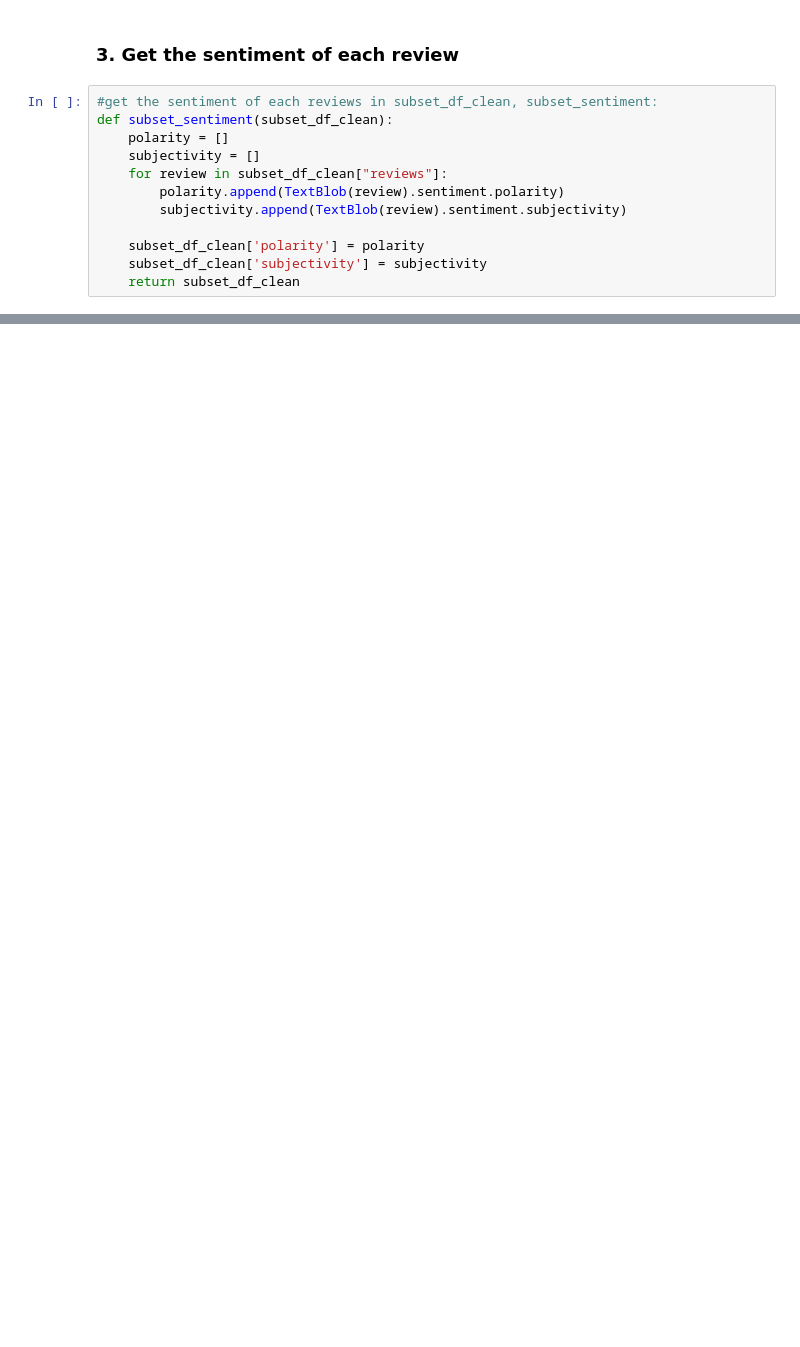
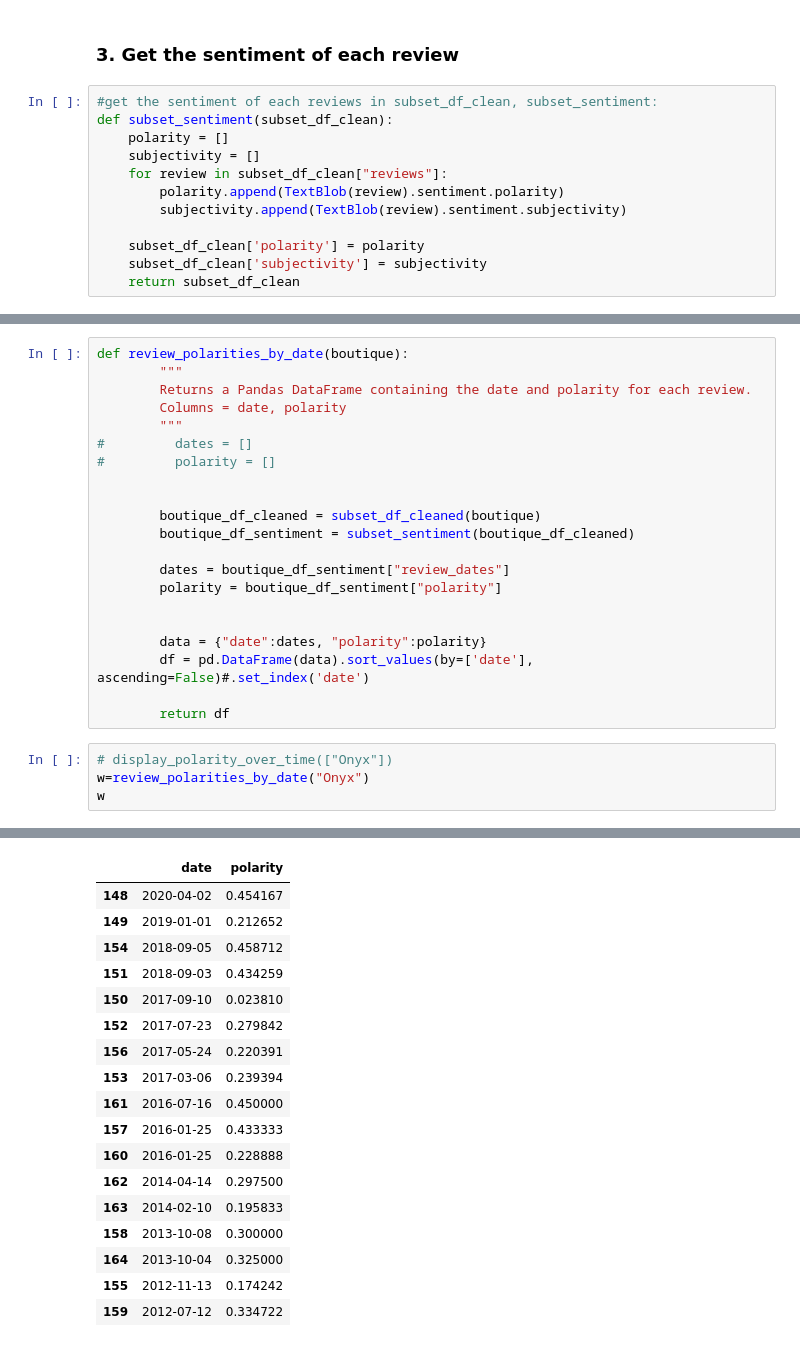
Before and after one commit to FarnazG/CodeReviews, a Jupyter notebook: NLP_Polarity.ipynb, the cells around one changed output, grey strips where cells are left out. Saved outputs shown, nothing was run; the diff lists cells and outputs as text; blank space fills up the shorter version.

```diff
--- a/NLP_Polarity.ipynb
+++ b/NLP_Polarity.ipynb
@@ -220,0 +233,26 @@ Onyx_df_sentiment
+# %%
+def review_polarities_by_date(boutique):
+        """
+        Returns a Pandas DataFrame containing the date and polarity for each review.
+        Columns = date, polarity
+        """
+#         dates = []
+#         polarity = []
+
+
+        boutique_df_cleaned = subset_df_cleaned(boutique)
+        boutique_df_sentiment = subset_sentiment(boutique_df_cleaned)
+
+        dates = boutique_df_sentiment["review_dates"]
+        polarity = boutique_df_sentiment["polarity"]
+
+
+        data = {"date":dates, "polarity":polarity}
+        df = pd.DataFrame(data).sort_values(by=['date'], ascending=False)#.set_index('date')
+
+        return df
+# %%
+# display_polarity_over_time(["Onyx"])
+w=review_polarities_by_date("Onyx")
+w
+# %% [output]
@@ -220,0 +273,18 @@ Onyx_df_sentiment
+|  | date | polarity |
+| 148 | 2020-04-02 | 0.454167 |
+| 149 | 2019-01-01 | 0.212652 |
+| 154 | 2018-09-05 | 0.458712 |
+| 151 | 2018-09-03 | 0.434259 |
+| 150 | 2017-09-10 | 0.023810 |
+| 152 | 2017-07-23 | 0.279842 |
+| 156 | 2017-05-24 | 0.220391 |
+| 153 | 2017-03-06 | 0.239394 |
+| 161 | 2016-07-16 | 0.450000 |
+| 157 | 2016-01-25 | 0.433333 |
+| 160 | 2016-01-25 | 0.228888 |
+| 162 | 2014-04-14 | 0.297500 |
+| 163 | 2014-02-10 | 0.195833 |
+| 158 | 2013-10-08 | 0.300000 |
+| 164 | 2013-10-04 | 0.325000 |
+| 155 | 2012-11-13 | 0.174242 |
+| 159 | 2012-07-12 | 0.334722 |
```
Also changed, not shown: parts of 9 cells of this notebook.
